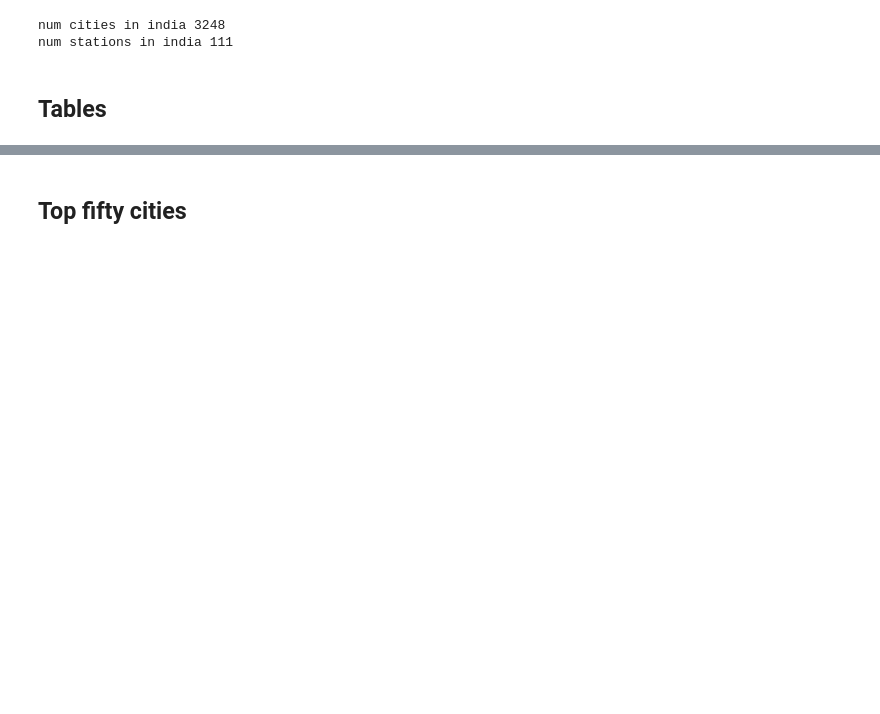
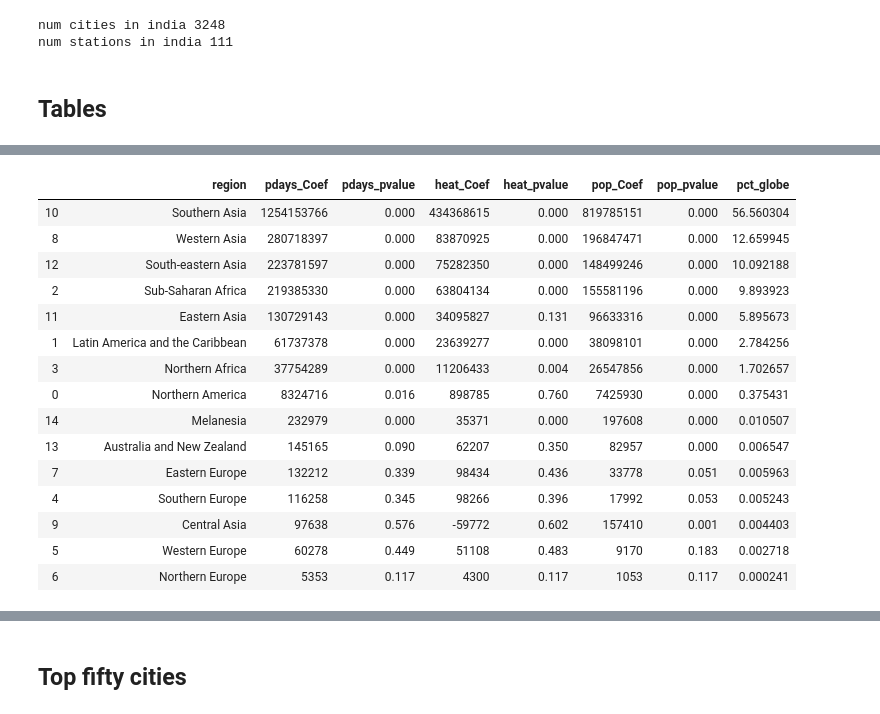
Before and after one commit to ecohydro/GlobalUrbanHeat, a Jupyter notebook: Notebooks/cpt_MS_supplement.ipynb, the cells around one changed output, grey strips where cells are left out. Saved outputs shown, nothing was run; the diff lists cells and outputs as text; code cells hidden in the pictures; blank space fills up the shorter version.

```diff
--- a/Notebooks/cpt_MS_supplement.ipynb
+++ b/Notebooks/cpt_MS_supplement.ipynb
@@ -282,3 +315,23 @@ df.to_csv(DATA_IN+fn_out)
+# %%
+#### check
+df.sort_values('pct_globe', ascending = False)
+# %% [output]
+|  | region | pdays_Coef | pdays_pvalue | heat_Coef | heat_pvalue | pop_Coef | pop_pvalue | pct_globe |
+| 10 | Southern Asia | 1254153766 | 0.000 | 434368615 | 0.000 | 819785151 | 0.000 | 56.560304 |
+| 8 | Western Asia | 280718397 | 0.000 | 83870925 | 0.000 | 196847471 | 0.000 | 12.659945 |
+| 12 | South-eastern Asia | 223781597 | 0.000 | 75282350 | 0.000 | 148499246 | 0.000 | 10.092188 |
+| 2 | Sub-Saharan Africa | 219385330 | 0.000 | 63804134 | 0.000 | 155581196 | 0.000 | 9.893923 |
+| 11 | Eastern Asia | 130729143 | 0.000 | 34095827 | 0.131 | 96633316 | 0.000 | 5.895673 |
+| 1 | Latin America and the Caribbean | 61737378 | 0.000 | 23639277 | 0.000 | 38098101 | 0.000 | 2.784256 |
+| 3 | Northern Africa | 37754289 | 0.000 | 11206433 | 0.004 | 26547856 | 0.000 | 1.702657 |
+| 0 | Northern America | 8324716 | 0.016 | 898785 | 0.760 | 7425930 | 0.000 | 0.375431 |
+| 14 | Melanesia | 232979 | 0.000 | 35371 | 0.000 | 197608 | 0.000 | 0.010507 |
+| 13 | Australia and New Zealand | 145165 | 0.090 | 62207 | 0.350 | 82957 | 0.000 | 0.006547 |
+| 7 | Eastern Europe | 132212 | 0.339 | 98434 | 0.436 | 33778 | 0.051 | 0.005963 |
+| 4 | Southern Europe | 116258 | 0.345 | 98266 | 0.396 | 17992 | 0.053 | 0.005243 |
+| 9 | Central Asia | 97638 | 0.576 | -59772 | 0.602 | 157410 | 0.001 | 0.004403 |
+| 5 | Western Europe | 60278 | 0.449 | 51108 | 0.483 | 9170 | 0.183 | 0.002718 |
+| 6 | Northern Europe | 5353 | 0.117 | 4300 | 0.117 | 1053 | 0.117 | 0.000241 |
 # %%
 # Check Eastern Asia
 # Get Data
```
Also changed, not shown: parts of 19 cells of this notebook, 7 other files.
